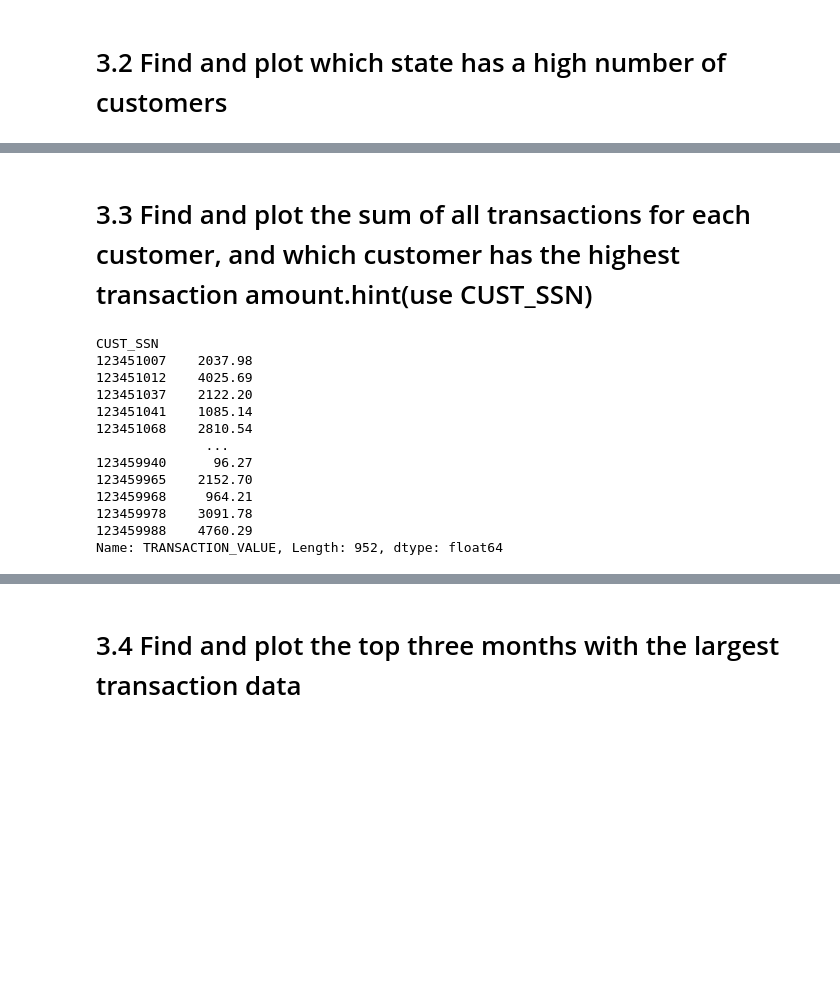
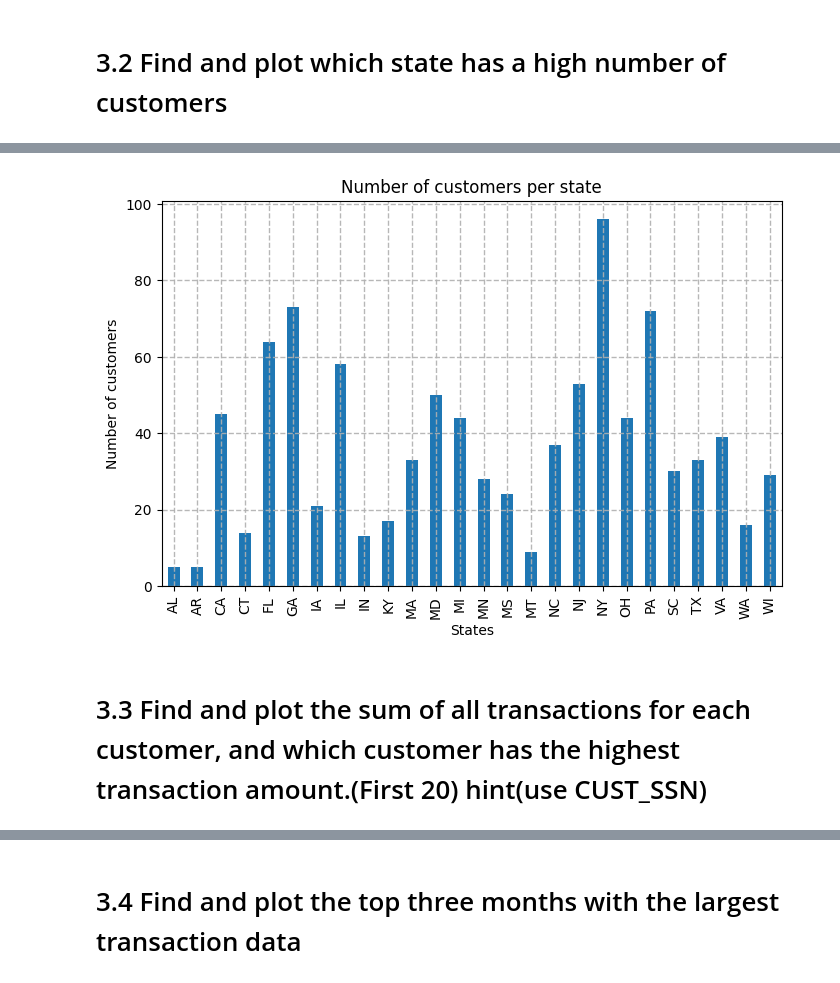
Before and after one commit to AbenezerTsige/Cap_Sone_Project, a Jupyter notebook: Credit_Card_System.ipynb, the cells around one changed output, grey strips where cells are left out. Saved outputs shown, nothing was run; the diff lists cells and outputs as text; code cells hidden in the pictures; blank space fills up the shorter version.

```diff
--- a/Credit_Card_System.ipynb
+++ b/Credit_Card_System.ipynb
@@ -59,5 +60,3 @@ only showing top 10 rows
 # %%
-# Concatenate Apartment no and Street name of customer's Residence with comma as a seperator (Street, Apartment)
-
-df_customer = df_customer.select("CREDIT_CARD_NO","CUST_CITY","CUST_COUNTRY","CUST_EMAIL","CUST_PHONE","CUST_STATE","CUST_ZIP","FIRST_NAME","LAST_NAME","LAST_UPDATED","MIDDLE_NAME","SSN", f.concat_ws(",",df_customer.STREET_NAME,df_customer.APT_NO).alias("FULL_STREET_ADDRESS"))
-#df_customer.select("APT_NO").show()
+# In customer table Concatenate Apartment no and Street name of customer's Residence with comma as a seperator (Street, Apartment)
+df_customer = df_customer.select("FIRST_NAME","MIDDLE_NAME","LAST_NAME","SSN","CREDIT_CARD_NO","CUST_EMAIL","CUST_PHONE","CUST_CITY","CUST_STATE","CUST_ZIP","CUST_COUNTRY","LAST_UPDATED", f.concat_ws(",",df_customer.STREET_NAME,df_customer.APT_NO).alias("FULL_STREET_ADDRESS"))
@@ -341,23 +305,23 @@ Name: SSN, dtype: int64
+# %%
+# x = all the states
+# y = number of customerws
+df_state = df_customer_pd[['CUST_STATE', 'SSN']]
+df_state = df_state.groupby(['CUST_STATE'])['SSN'].count()
+df_state.plot(kind='bar', figsize=(8, 5))
+
+plt.xlabel('States')                          # add x-label to the plot
+plt.ylabel('Number of customers')             # add y-label to the plot
+plt.title('Number of customers per state')    # add title to the plot
+plt.grid(which='major',linestyle = '--', linewidth = 1, alpha=0.9)
+plt.show()
+# %% [output]
+[figure, added]
 # %% [markdown]
-# 3.3 Find and plot the sum of all transactions for each customer, and which customer has the highest transaction amount.hint(use CUST_SSN)
+# 3.3 Find and plot the sum of all transactions for each customer, and which customer has the highest transaction amount.(First 20) hint(use CUST_SSN)
 # %%
 # x = customer
 # y = transactions
 
 df_all_transact = df_credit_pd[['CUST_SSN', 'TRANSACTION_VALUE']]
 df_all_transact = df_all_transact.groupby(['CUST_SSN'])['TRANSACTION_VALUE'].sum()
-df_all_transact
+df_all_transact = df_all_transact.head(20) # Get the first 20 results
-# %% [output]
-CUST_SSN
-123451007    2037.98
-123451012    4025.69
-123451037    2122.20
-123451041    1085.14
-123451068    2810.54
-              ...
-123459940      96.27
-123459965    2152.70
-123459968     964.21
-123459978    3091.78
-123459988    4760.29
-Name: TRANSACTION_VALUE, Length: 952, dtype: float64
```
Also changed, not shown: parts of 13 cells of this notebook.
